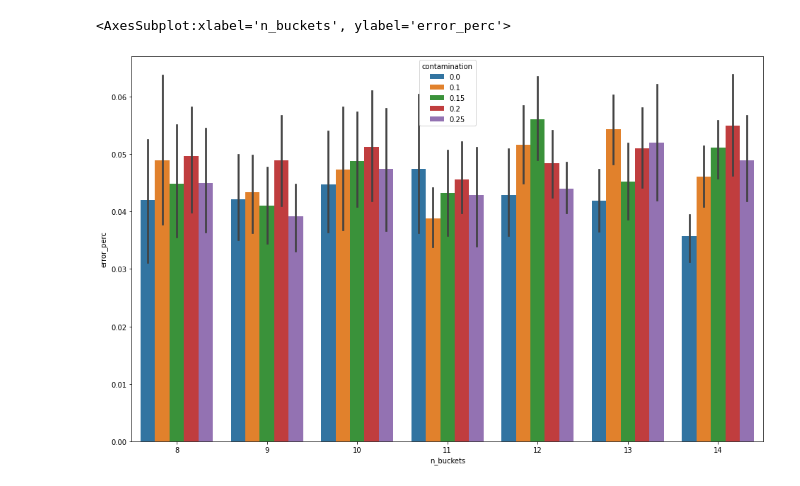
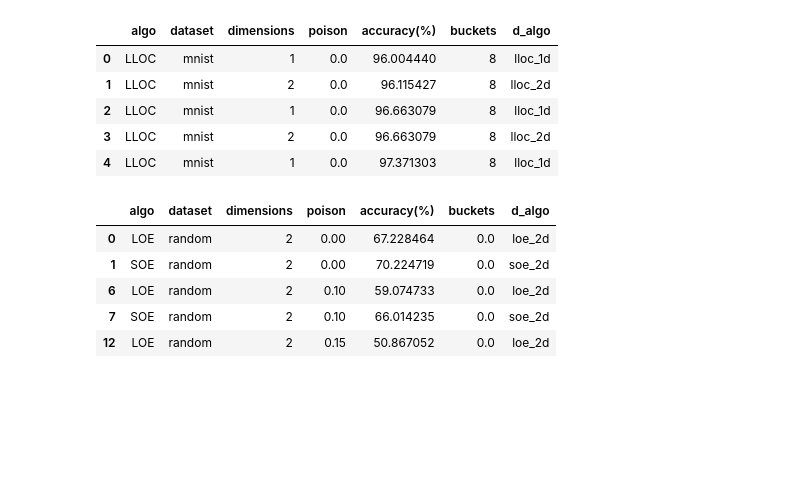
Before and after one commit to lnghrdntcr/lloc, a Jupyter notebook: result_visualization.ipynb, the cells around one changed output. Saved outputs shown, nothing was run; the diff lists cells and outputs as text; code cells hidden in the pictures; blank space fills up the shorter version.

```diff
--- a/result_visualization.ipynb
+++ b/result_visualization.ipynb
@@ -6,6 +50,3 @@ import numpy as np
 # %%
-df = pd.read_csv("./results.csv")
+df = pd.read_csv("./results_other_oe.csv")
+df_mine = pd.read_csv("./results.csv")
-# %%
-df.head()
-df = df[(df.error_perc <= 0.4)]
-df["n_buckets"] = pd.Series(np.ceil(1 / df.eps), dtype=np.int16)
@@ -17,6 +53,32 @@ sns.barplot(x="n_buckets", y="error_perc", hue="contamination", data=df[df.name=
-# %%
-plt.figure(figsize=(16,10))
-sns.barplot(x="n_buckets", y="error_perc", hue="contamination", data=df[df.name=="SINE"])
-# %% [output]
-<AxesSubplot:xlabel='n_buckets', ylabel='error_perc'>
-[figure, removed]
+# %%
+df.head()
+
+df_mine["accuracy(%)"] = (1 - df_mine.error)*100
+df_mine["buckets"] = pd.Series(1 / df_mine.eps, dtype=np.int16)
+df_mine["d_algo"] = df_mine["dimensions"].map("lloc_{}d".format)
+df_mine["algo"] = pd.Series("LLOC", range(len(df_mine.buckets)))
+df_mine = df_mine[df_mine.ttest_split == 0.3]
+df_mine = df_mine[["algo","dataset", "dimensions", "poison", "accuracy(%)", "buckets", "d_algo"]]
+df_mine.head()
+# %% [output]
+|  | algo | dataset | dimensions | poison | accuracy(%) | buckets | d_algo |
+| 0 | LLOC | mnist | 1 | 0.0 | 96.004440 | 8 | lloc_1d |
+| 1 | LLOC | mnist | 2 | 0.0 | 96.115427 | 8 | lloc_2d |
+| 2 | LLOC | mnist | 1 | 0.0 | 96.663079 | 8 | lloc_1d |
+| 3 | LLOC | mnist | 2 | 0.0 | 96.663079 | 8 | lloc_2d |
+| 4 | LLOC | mnist | 1 | 0.0 | 97.371303 | 8 | lloc_1d |
+# %%
+df = df[(df.dimensions == 2) | (df.dimensions==1)]
+df["algo"] = df.algo.map(lambda x: x.lower())
+df["d_algo"] = df[["dimensions", "algo"]].apply(lambda x: x["algo"] + "_" + str(x["dimensions"]) + "d", axis=1)
+df["buckets"] = pd.Series(0, range(len(df["algo"])))
+df = df[["algo","dataset", "dimensions", "poison", "accuracy(%)", "buckets", "d_algo"]]
+df["algo"] = df["algo"].map(lambda x: x.upper())
+df.head()
+# %% [output]
+|  | algo | dataset | dimensions | poison | accuracy(%) | buckets | d_algo |
+| 0 | LOE | random | 2 | 0.00 | 67.228464 | 0.0 | loe_2d |
+| 1 | SOE | random | 2 | 0.00 | 70.224719 | 0.0 | soe_2d |
+| 6 | LOE | random | 2 | 0.10 | 59.074733 | 0.0 | loe_2d |
+| 7 | SOE | random | 2 | 0.10 | 66.014235 | 0.0 | soe_2d |
+| 12 | LOE | random | 2 | 0.15 | 50.867052 | 0.0 | loe_2d |
```
Also changed, not shown: parts of 13 cells of this notebook, 7 other files.
